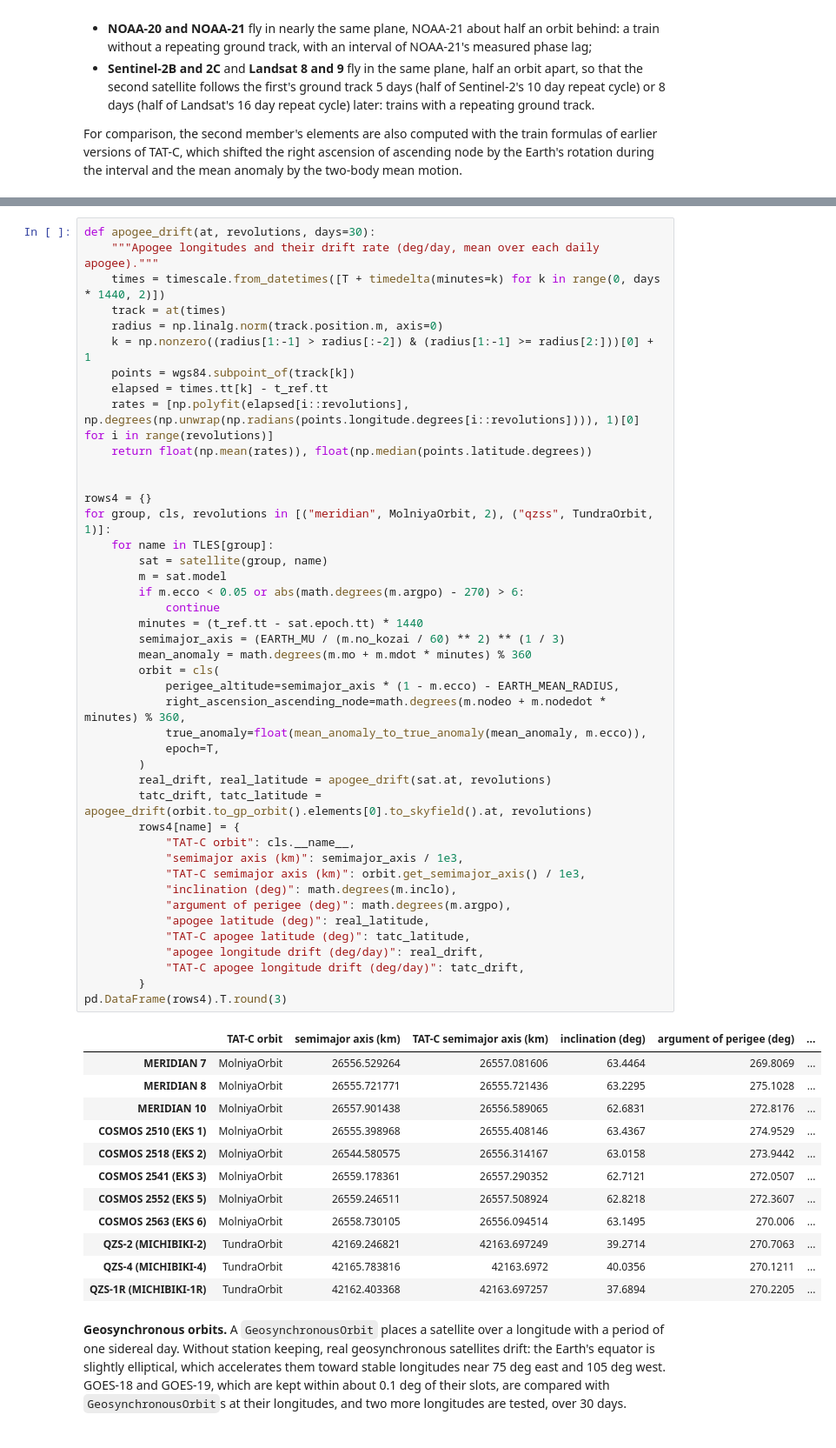
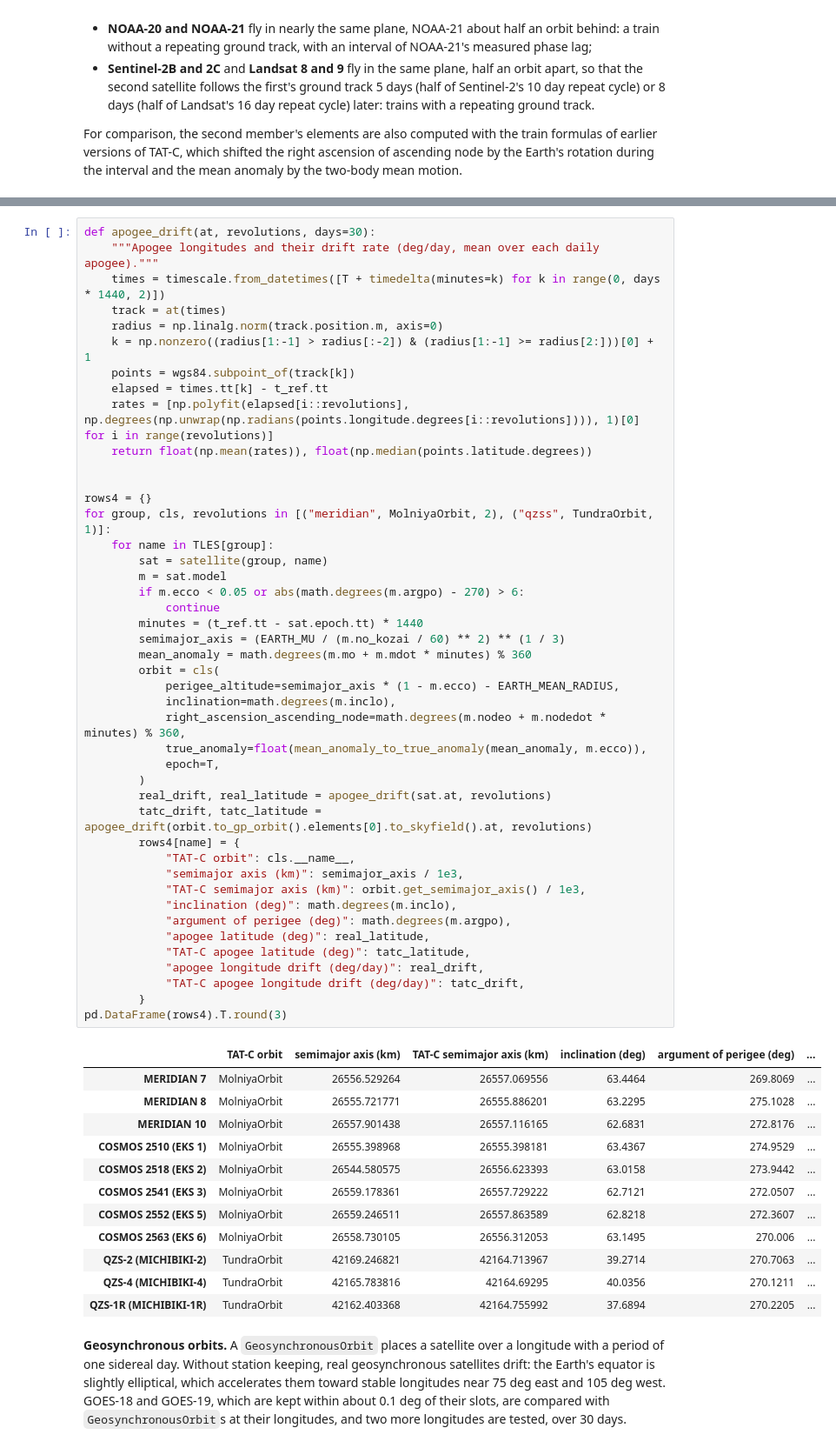
Before and after one commit to code-lab-org/tatc, a Jupyter notebook: docs/validation/ValidateOrbitGeneration.ipynb, the cells around one changed output, grey strips where cells are left out. Shown at 87% size. Drawn from its saved outputs; the diff is of its cells as text.

Commit message:
allow inclination to be specified for tundra/molniya

```diff
--- a/docs/validation/ValidateOrbitGeneration.ipynb
+++ b/docs/validation/ValidateOrbitGeneration.ipynb
@@ -423,44 +423,45 @@ for group, cls, revolutions in [("meridian", MolniyaOrbit, 2), ("qzss", TundraOr
     for name in TLES[group]:
         sat = satellite(group, name)
         m = sat.model
         if m.ecco < 0.05 or abs(math.degrees(m.argpo) - 270) > 6:
             continue
         minutes = (t_ref.tt - sat.epoch.tt) * 1440
         semimajor_axis = (EARTH_MU / (m.no_kozai / 60) ** 2) ** (1 / 3)
         mean_anomaly = math.degrees(m.mo + m.mdot * minutes) % 360
         orbit = cls(
             perigee_altitude=semimajor_axis * (1 - m.ecco) - EARTH_MEAN_RADIUS,
+            inclination=math.degrees(m.inclo),
             right_ascension_ascending_node=math.degrees(m.nodeo + m.nodedot * minutes) % 360,
             true_anomaly=float(mean_anomaly_to_true_anomaly(mean_anomaly, m.ecco)),
             epoch=T,
         )
         real_drift, real_latitude = apogee_drift(sat.at, revolutions)
         tatc_drift, tatc_latitude = apogee_drift(orbit.to_gp_orbit().elements[0].to_skyfield().at, revolutions)
         rows4[name] = {
             "TAT-C orbit": cls.__name__,
             "semimajor axis (km)": semimajor_axis / 1e3,
             "TAT-C semimajor axis (km)": orbit.get_semimajor_axis() / 1e3,
             "inclination (deg)": math.degrees(m.inclo),
             "argument of perigee (deg)": math.degrees(m.argpo),
             "apogee latitude (deg)": real_latitude,
             "TAT-C apogee latitude (deg)": tatc_latitude,
             "apogee longitude drift (deg/day)": real_drift,
             "TAT-C apogee longitude drift (deg/day)": tatc_drift,
         }
 pd.DataFrame(rows4).T.round(3)
 # %% [output]
 |  | TAT-C orbit | semimajor axis (km) | TAT-C semimajor axis (km) | inclination (deg) | argument of perigee (deg) | ... |
-| MERIDIAN 7 | MolniyaOrbit | 26556.529264 | 26557.081606 | 63.4464 | 269.8069 | ... |
-| MERIDIAN 8 | MolniyaOrbit | 26555.721771 | 26555.721436 | 63.2295 | 275.1028 | ... |
-| MERIDIAN 10 | MolniyaOrbit | 26557.901438 | 26556.589065 | 62.6831 | 272.8176 | ... |
-| COSMOS 2510 (EKS 1) | MolniyaOrbit | 26555.398968 | 26555.408146 | 63.4367 | 274.9529 | ... |
-| COSMOS 2518 (EKS 2) | MolniyaOrbit | 26544.580575 | 26556.314167 | 63.0158 | 273.9442 | ... |
-| COSMOS 2541 (EKS 3) | MolniyaOrbit | 26559.178361 | 26557.290352 | 62.7121 | 272.0507 | ... |
-| COSMOS 2552 (EKS 5) | MolniyaOrbit | 26559.246511 | 26557.508924 | 62.8218 | 272.3607 | ... |
-| COSMOS 2563 (EKS 6) | MolniyaOrbit | 26558.730105 | 26556.094514 | 63.1495 | 270.006 | ... |
-| QZS-2 (MICHIBIKI-2) | TundraOrbit | 42169.246821 | 42163.697249 | 39.2714 | 270.7063 | ... |
-| QZS-4 (MICHIBIKI-4) | TundraOrbit | 42165.783816 | 42163.6972 | 40.0356 | 270.1211 | ... |
-| QZS-1R (MICHIBIKI-1R) | TundraOrbit | 42162.403368 | 42163.697257 | 37.6894 | 270.2205 | ... |
+| MERIDIAN 7 | MolniyaOrbit | 26556.529264 | 26557.069556 | 63.4464 | 269.8069 | ... |
+| MERIDIAN 8 | MolniyaOrbit | 26555.721771 | 26555.886201 | 63.2295 | 275.1028 | ... |
+| MERIDIAN 10 | MolniyaOrbit | 26557.901438 | 26557.116165 | 62.6831 | 272.8176 | ... |
+| COSMOS 2510 (EKS 1) | MolniyaOrbit | 26555.398968 | 26555.398181 | 63.4367 | 274.9529 | ... |
+| COSMOS 2518 (EKS 2) | MolniyaOrbit | 26544.580575 | 26556.623393 | 63.0158 | 273.9442 | ... |
+| COSMOS 2541 (EKS 3) | MolniyaOrbit | 26559.178361 | 26557.729222 | 62.7121 | 272.0507 | ... |
+| COSMOS 2552 (EKS 5) | MolniyaOrbit | 26559.246511 | 26557.863589 | 62.8218 | 272.3607 | ... |
+| COSMOS 2563 (EKS 6) | MolniyaOrbit | 26558.730105 | 26556.312053 | 63.1495 | 270.006 | ... |
+| QZS-2 (MICHIBIKI-2) | TundraOrbit | 42169.246821 | 42164.713967 | 39.2714 | 270.7063 | ... |
+| QZS-4 (MICHIBIKI-4) | TundraOrbit | 42165.783816 | 42164.69295 | 40.0356 | 270.1211 | ... |
+| QZS-1R (MICHIBIKI-1R) | TundraOrbit | 42162.403368 | 42164.755992 | 37.6894 | 270.2205 | ... |
 # %% [markdown]
 **Geosynchronous orbits.** A `GeosynchronousOrbit` places a satellite over a longitude with a period of one sidereal day. Without station keeping, real geosynchronous satellites drift: the Earth's equator is slightly elliptical, which accelerates them toward stable longitudes near 75 deg east and 105 deg west. GOES-18 and GOES-19, which are kept within about 0.1 deg of their slots, are compared with `GeosynchronousOrbit`s at their longitudes, and two more longitudes are tested, over 30 days.
 # %%
```
Also changed, not shown: parts of 2 cells of this notebook, 6 other files.
